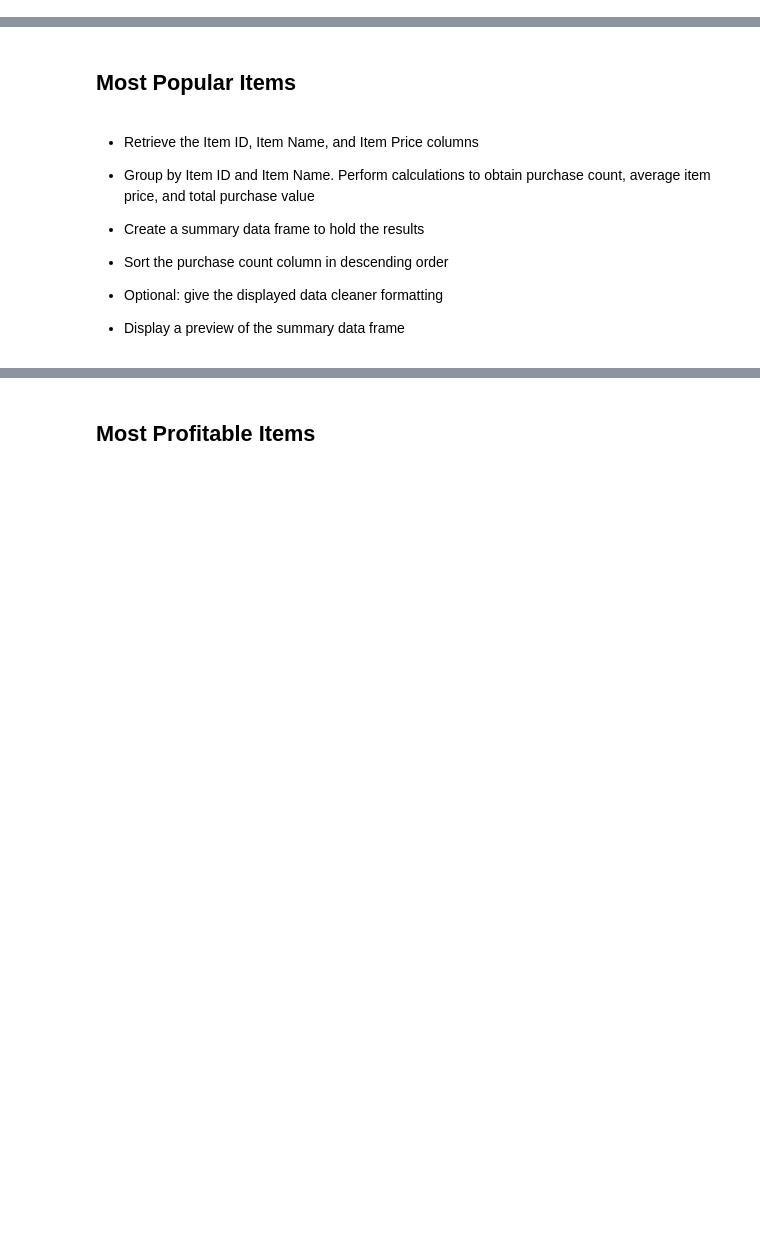
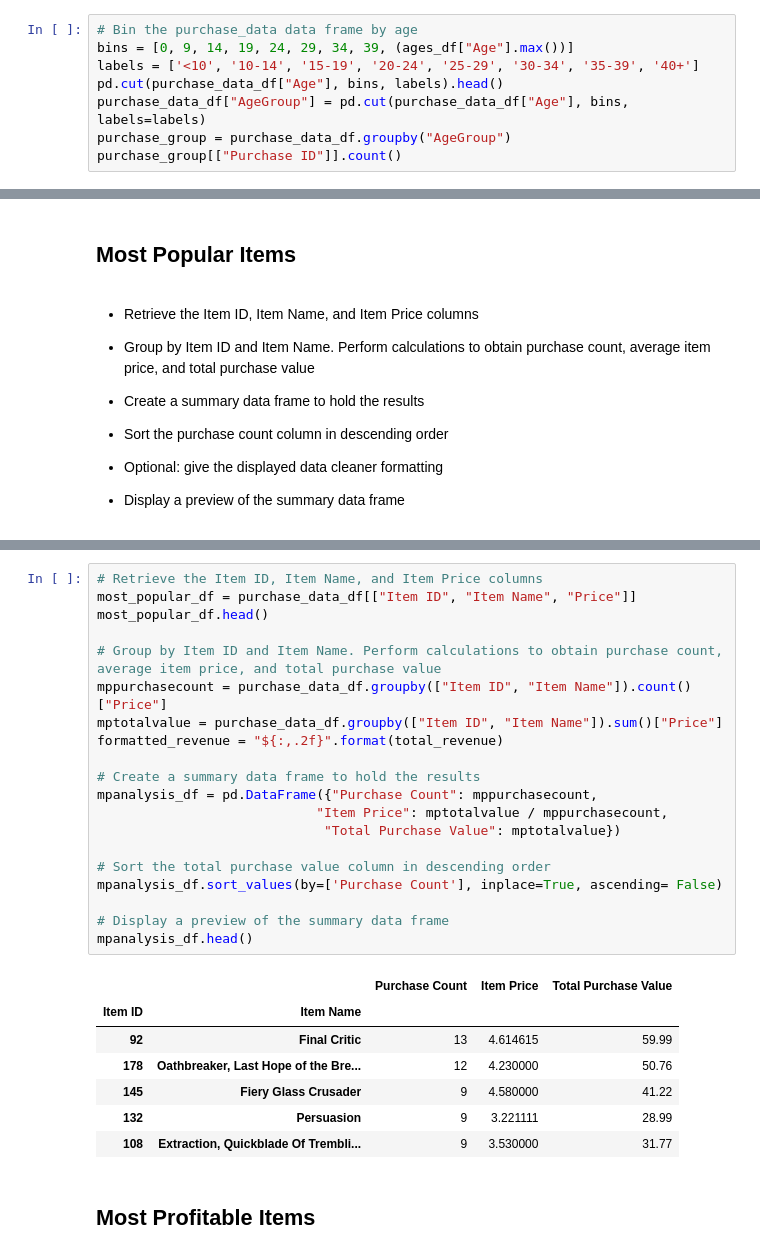
Before and after one commit to Grwat33/pandas-challenge, a Jupyter notebook: HeroesOfPymoli/HeroesOfPymoliAnalysis.ipynb, the cells around one changed output, grey strips where cells are left out. Drawn from its saved outputs; the diff is of its cells as text; blank space fills up the shorter version.

```diff
--- a/HeroesOfPymoli/HeroesOfPymoliAnalysis.ipynb
+++ b/HeroesOfPymoli/HeroesOfPymoliAnalysis.ipynb
@@ -280,0 +269,8 @@ Purchasing Analysis (Age)¶
+# %%
+# Bin the purchase_data data frame by age
+bins = [0, 9, 14, 19, 24, 29, 34, 39, (ages_df["Age"].max())]
+labels = ['<10', '10-14', '15-19', '20-24', '25-29', '30-34', '35-39', '40+']
+pd.cut(purchase_data_df["Age"], bins, labels).head()
+purchase_data_df["AgeGroup"] = pd.cut(purchase_data_df["Age"], bins, labels=labels)
+purchase_group = purchase_data_df.groupby("AgeGroup")
+purchase_group[["Purchase ID"]].count()
@@ -334,3 +347,31 @@ Purchasing Analysis (Age)¶
+# %%
+# Retrieve the Item ID, Item Name, and Item Price columns
+most_popular_df = purchase_data_df[["Item ID", "Item Name", "Price"]]
+most_popular_df.head()
+
+# Group by Item ID and Item Name. Perform calculations to obtain purchase count, average item price, and total purchase value
+mppurchasecount = purchase_data_df.groupby(["Item ID", "Item Name"]).count()["Price"]
+mptotalvalue = purchase_data_df.groupby(["Item ID", "Item Name"]).sum()["Price"]
+formatted_revenue = "${:,.2f}".format(total_revenue)
+
+# Create a summary data frame to hold the results
+mpanalysis_df = pd.DataFrame({"Purchase Count": mppurchasecount,
+                            "Item Price": mptotalvalue / mppurchasecount,
+                             "Total Purchase Value": mptotalvalue})
+
+# Sort the total purchase value column in descending order
+mpanalysis_df.sort_values(by=['Purchase Count'], inplace=True, ascending= False)
+
+# Display a preview of the summary data frame
+mpanalysis_df.head()
+# %% [output]
+|  |  | Purchase Count | Item Price | Total Purchase Value |
+| Item ID | Item Name |  |  |  |
+| 92 | Final Critic | 13 | 4.614615 | 59.99 |
+| 178 | Oathbreaker, Last Hope of the Bre... | 12 | 4.230000 | 50.76 |
+| 145 | Fiery Glass Crusader | 9 | 4.580000 | 41.22 |
+| 132 | Persuasion | 9 | 3.221111 | 28.99 |
+| 108 | Extraction, Quickblade Of Trembli... | 9 | 3.530000 | 31.77 |
 # %% [markdown]
 ## Most Profitable Items
 # %% [markdown]
```
Also changed, not shown: parts of 7 cells of this notebook.
